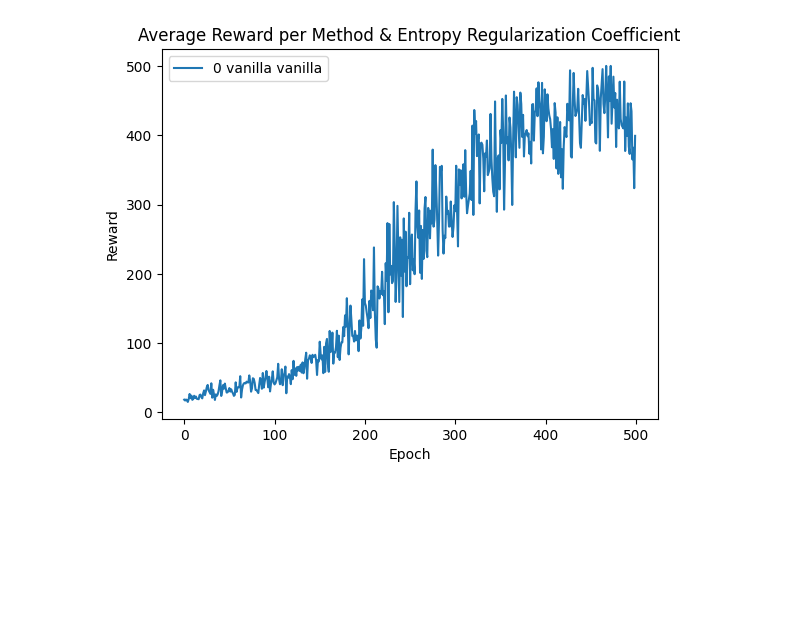
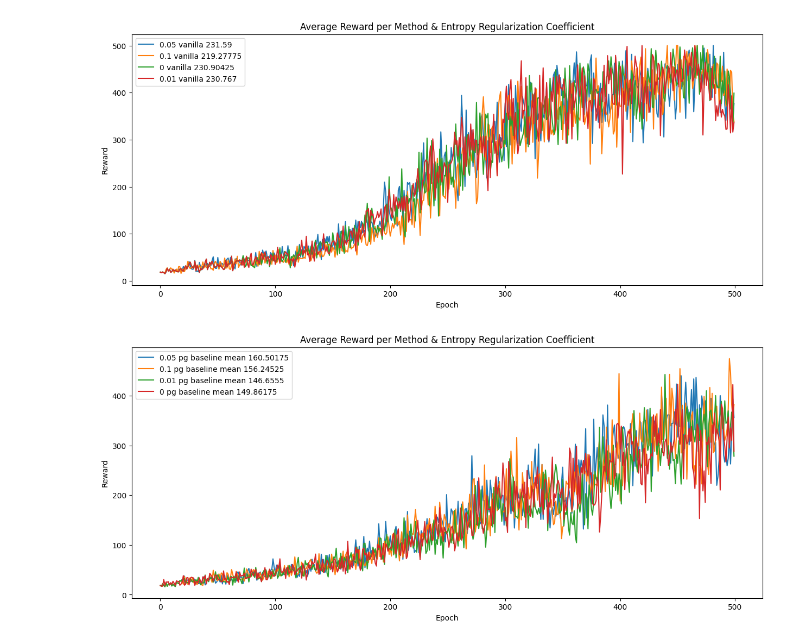
Before and after one commit to marulyanova/hse_research_llm, a Jupyter notebook: hw1/plot.ipynb, the cells around one changed output. Cells and saved outputs as stored; diff of their text form; code cells hidden in the pictures; blank space fills up the shorter version.

```diff
--- a/hw1/plot.ipynb
+++ b/hw1/plot.ipynb
@@ -18,13 +20,30 @@ plt.show()
 # %%
+plt.figure(figsize=(15, 6))
+
 for file in os.listdir("logs"):
-    if file.endswith(".csv") and "tuning_methods_entropy_reg_coef" in file:
+    if file.endswith(".csv") and "tuning_methods_entropy_reg_coef" in file and "vanilla" in file:
         name = file.replace(".csv", "")
         df = pd.read_csv(f"logs/{file}")
-        plt.plot(df["epoch"], df["reward"], label=name.replace("tuning_methods_entropy_reg_coef_", "").replace("_", " ").strip())
+        plt.plot(df["epoch"], df["reward"], label=name.replace("tuning_methods_entropy_reg_coef_", "").replace("_", " ").strip() + " " + str(df["reward"].mean()))
 plt.legend()
 plt.title("Average Reward per Method & Entropy Regularization Coefficient")
 plt.xlabel("Epoch")
 plt.ylabel("Reward")
 plt.show()
 # %% [output]
-[figure, old version]
+[figure, new version]
+# %%
+plt.figure(figsize=(15, 6))
+
+for file in os.listdir("logs"):
+    if file.endswith(".csv") and "tuning_methods_entropy_reg_coef" in file and "pg_baseline_mean" in file:
+        name = file.replace(".csv", "")
+        df = pd.read_csv(f"logs/{file}")
+        plt.plot(df["epoch"], df["reward"], label=name.replace("tuning_methods_entropy_reg_coef_", "").replace("_", " ").strip() + " " + str(df["reward"].mean()))
+plt.legend()
+plt.title("Average Reward per Method & Entropy Regularization Coefficient")
+plt.xlabel("Epoch")
+plt.ylabel("Reward")
+plt.show()
+# %% [output]
+[figure, added]
```
Also changed, not shown: parts of 3 cells of this notebook, 17 other files.
